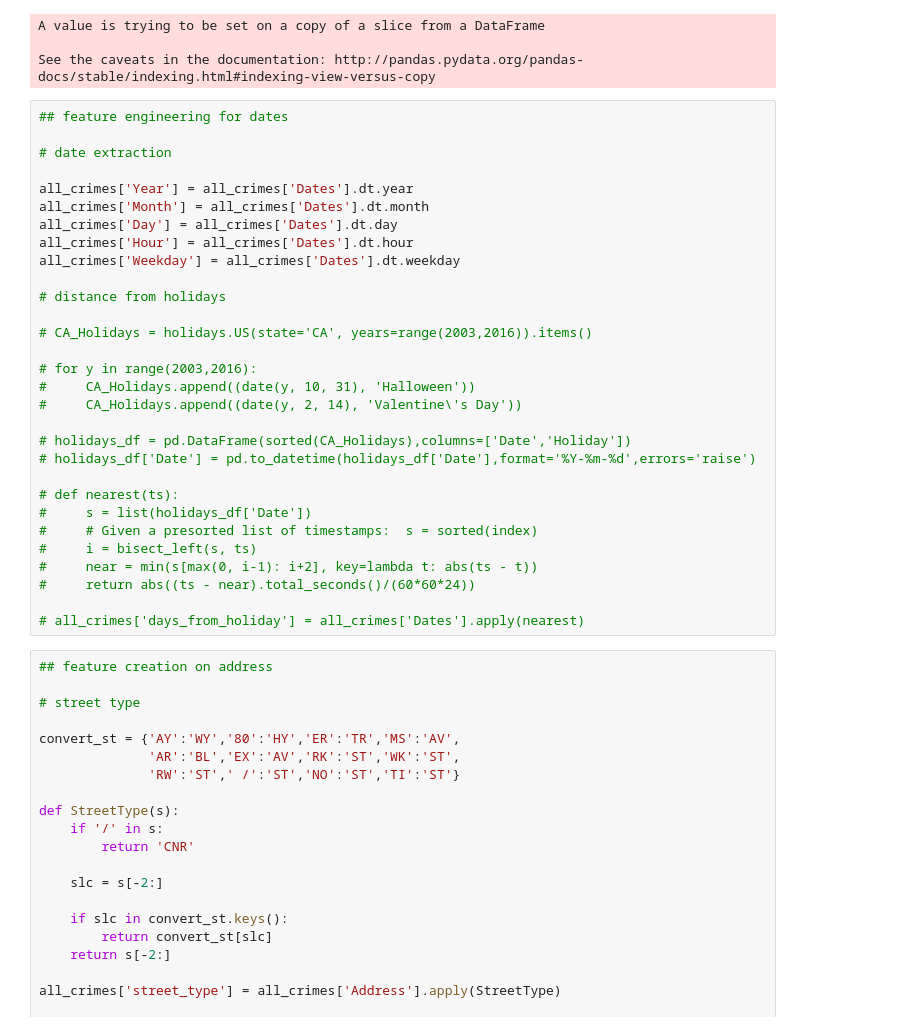
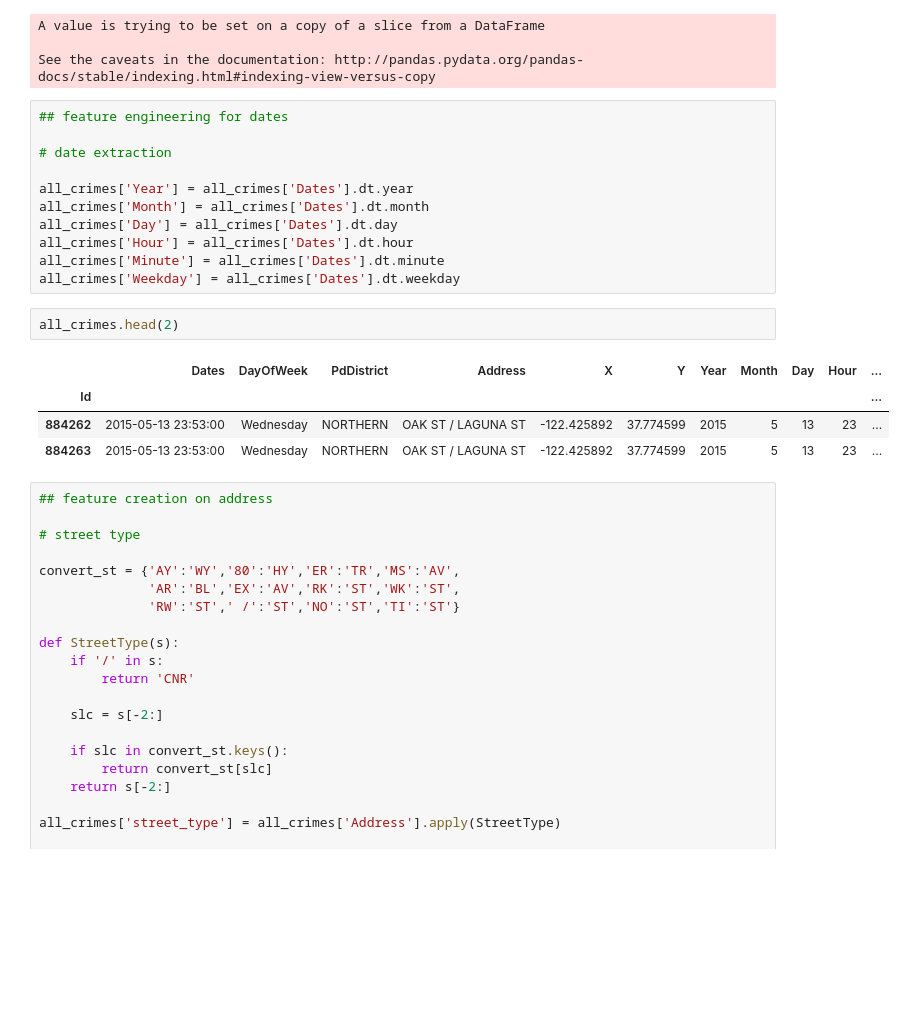
Before and after one commit to derekhalliwell/SF_Crime, a Jupyter notebook: sfcrime_DH-5.2.16.ipynb, the cells around one changed output. Saved outputs shown, nothing was run; the diff lists cells and outputs as text; blank space fills up the shorter version.

```diff
--- a/sfcrime_DH-5.2.16.ipynb
+++ b/sfcrime_DH-5.2.16.ipynb
@@ -149,36 +148,24 @@ all_crimes['Dates'] = pd.to_datetime(all_crimes['Dates'],format='%Y-%m-%d %H:%M:
 A value is trying to be set on a copy of a slice from a DataFrame
 
 See the caveats in the documentation: http://pandas.pydata.org/pandas-docs/stable/indexing.html#indexing-view-versus-copy
-# %%
-## feature engineering for dates
-
-# date extraction
-
-all_crimes['Year'] = all_crimes['Dates'].dt.year
-all_crimes['Month'] = all_crimes['Dates'].dt.month
-all_crimes['Day'] = all_crimes['Dates'].dt.day
-all_crimes['Hour'] = all_crimes['Dates'].dt.hour
-all_crimes['Weekday'] = all_crimes['Dates'].dt.weekday
-
-# distance from holidays
-
-# CA_Holidays = holidays.US(state='CA', years=range(2003,2016)).items()
-
-# for y in range(2003,2016):
-#     CA_Holidays.append((date(y, 10, 31), 'Halloween'))
-#     CA_Holidays.append((date(y, 2, 14), 'Valentine\'s Day'))
-
-# holidays_df = pd.DataFrame(sorted(CA_Holidays),columns=['Date','Holiday'])
-# holidays_df['Date'] = pd.to_datetime(holidays_df['Date'],format='%Y-%m-%d',errors='raise')
-
-# def nearest(ts):
-#     s = list(holidays_df['Date'])
-#     # Given a presorted list of timestamps:  s = sorted(index)
-#     i = bisect_left(s, ts)
-#     near = min(s[max(0, i-1): i+2], key=lambda t: abs(ts - t))
-#     return abs((ts - near).total_seconds()/(60*60*24))
-
-# all_crimes['days_from_holiday'] = all_crimes['Dates'].apply(nearest)
+# %%
+## feature engineering for dates
+
+# date extraction
+
+all_crimes['Year'] = all_crimes['Dates'].dt.year
+all_crimes['Month'] = all_crimes['Dates'].dt.month
+all_crimes['Day'] = all_crimes['Dates'].dt.day
+all_crimes['Hour'] = all_crimes['Dates'].dt.hour
+all_crimes['Minute'] = all_crimes['Dates'].dt.minute
+all_crimes['Weekday'] = all_crimes['Dates'].dt.weekday
+# %%
+all_crimes.head(2)
+# %% [output]
+|  | Dates | DayOfWeek | PdDistrict | Address | X | Y | Year | Month | Day | Hour | ... |
+| Id |  |  |  |  |  |  |  |  |  |  | ... |
+| 884262 | 2015-05-13 23:53:00 | Wednesday | NORTHERN | OAK ST / LAGUNA ST | -122.425892 | 37.774599 | 2015 | 5 | 13 | 23 | ... |
+| 884263 | 2015-05-13 23:53:00 | Wednesday | NORTHERN | OAK ST / LAGUNA ST | -122.425892 | 37.774599 | 2015 | 5 | 13 | 23 | ... |
 # %%
 ## feature creation on address
 
```
Also changed, not shown: parts of 3 cells of this notebook.
